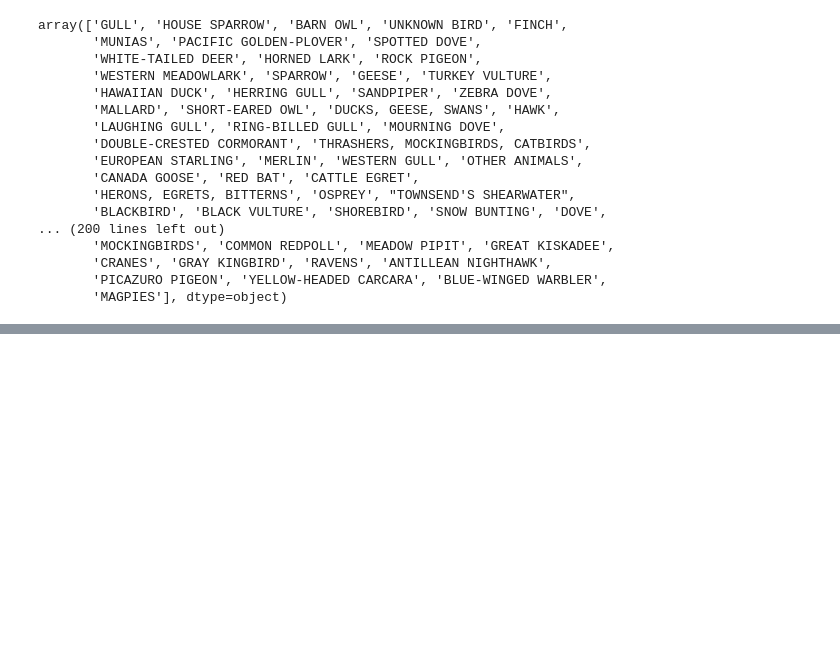
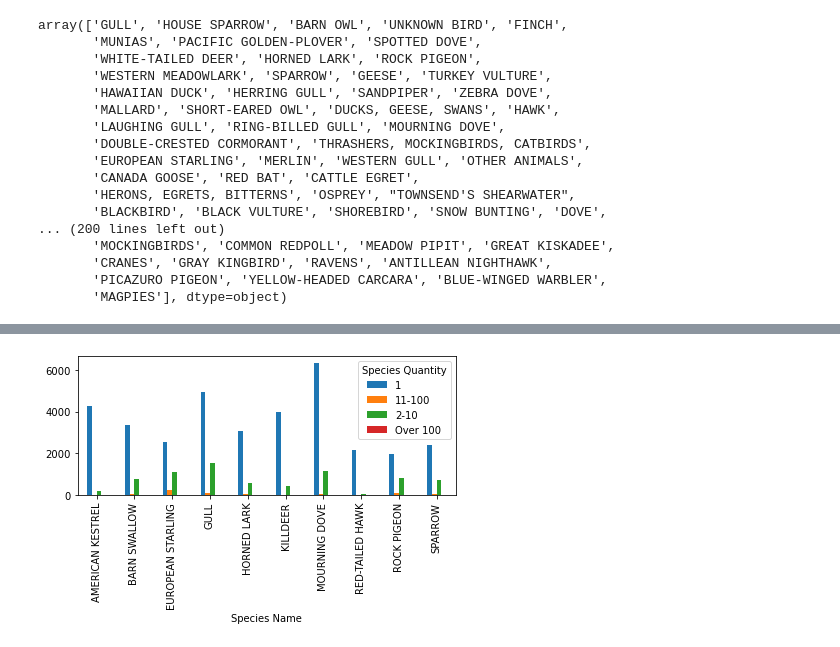
Before and after one commit to kplam624/Birds-Plane-Incident-Analysis, a Jupyter notebook: Question 2.ipynb, the cells around one changed output, grey strips where cells are left out. Drawn from its saved outputs; the diff is of its cells as text; code cells hidden in the pictures; blank space fills up the shorter version.

```diff
--- a/Question 2.ipynb
+++ b/Question 2.ipynb
@@ -155,0 +220,4 @@ Name: Record ID, dtype: int64
+# %%
+clean_bird_df = known_df.loc[df['Species Name'].isin(bird_names)]
+clean_bird_quant = clean_bird_df.groupby(['Species Name','Species Quantity'])['Record ID'].count()
+clean_bird_quant
@@ -155,0 +242,7 @@ Name: Record ID, dtype: int64
+# %%
+bar_attempt = clean_bird_df.groupby(['Species Name','Species Quantity'])['Record ID'].count().unstack('Species Quantity').plot.bar()
+plt.tight_layout()
+plt.savefig('output/Inc_by_quant')
+plt.show()
+# %% [output]
+[figure, added]
```
Also changed, not shown: parts of 10 cells of this notebook, 5 other files.
